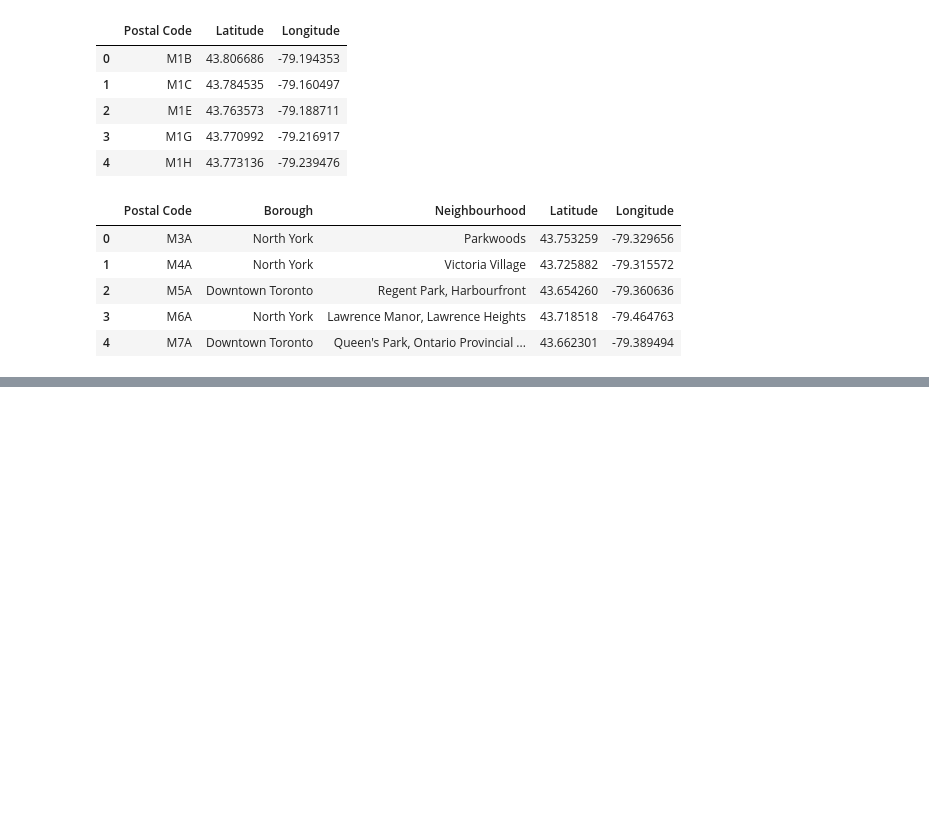
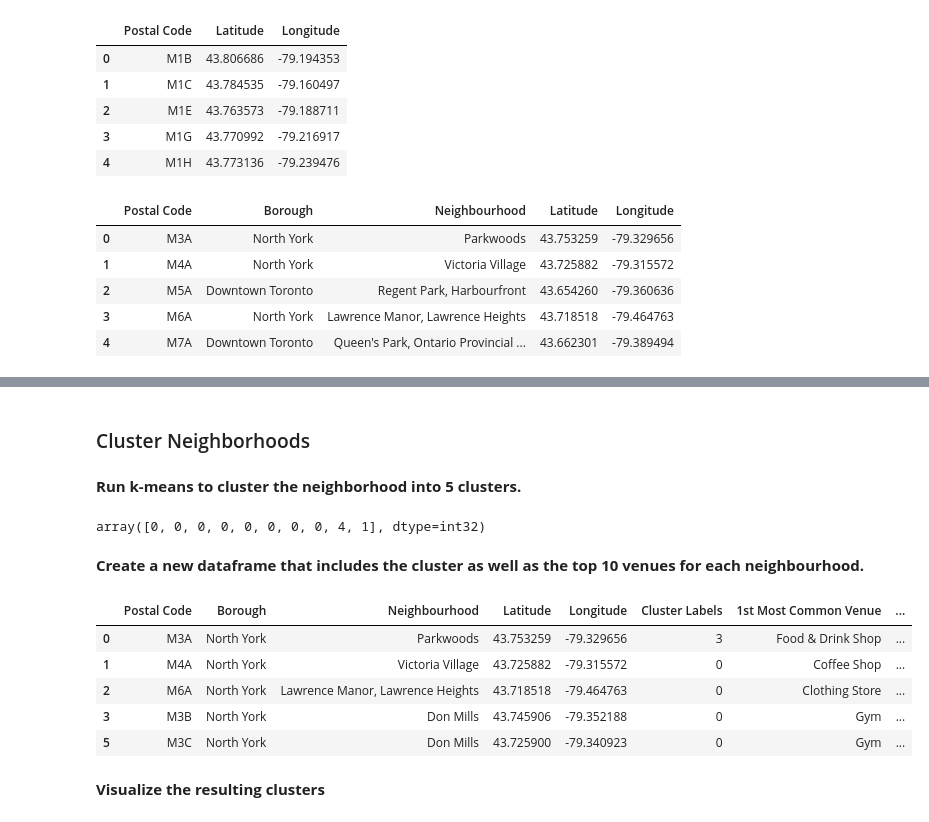
Before and after one commit to tengyu88/Coursera_Capstone, a Jupyter notebook: Coursera_Capstone.ipynb, the cells around one changed output, grey strips where cells are left out. Saved outputs shown, nothing was run; the diff lists cells and outputs as text; code cells hidden in the pictures; blank space fills up the shorter version.

```diff
--- a/Coursera_Capstone.ipynb
+++ b/Coursera_Capstone.ipynb
@@ -121,0 +487,37 @@ df.head()
+# %% [markdown]
+### Cluster Neighborhoods
+# %% [markdown]
+__Run k-means to cluster the neighborhood into 5 clusters.__
+# %%
+# set number of clusters
+kclusters = 5
+
+northyork_grouped_clustering = northyork_grouped.drop('Neighbourhood', axis=1)
+
+# run k-means clustering
+kmeans = KMeans(n_clusters=kclusters, random_state=0).fit(northyork_grouped_clustering)
+
+# check cluster labels generated for each row in the dataframe
+kmeans.labels_[0:10]
+# %% [output]
+array([0, 0, 0, 0, 0, 0, 0, 0, 4, 1], dtype=int32)
+# %% [markdown]
+__Create a new dataframe that includes the cluster as well as the top 10 venues for each neighbourhood.__
+# %%
+# add clustering labels
+neighbourhoods_venues_sorted.insert(0, 'Cluster Labels', kmeans.labels_)
+northyork_merged = northyork_data
+
+# merge northyork_grouped with northyork_data to add latitude/longitude for each neighbourhood
+northyork_merged = northyork_merged.join(neighbourhoods_venues_sorted.set_index('Neighbourhood'), on='Neighbourhood', how='inner')
+
+northyork_merged.head() # check the last columns!
+# %% [output]
+|  | Postal Code | Borough | Neighbourhood | Latitude | Longitude | Cluster Labels | 1st Most Common Venue | ... |
+| 0 | M3A | North York | Parkwoods | 43.753259 | -79.329656 | 3 | Food & Drink Shop | ... |
+| 1 | M4A | North York | Victoria Village | 43.725882 | -79.315572 | 0 | Coffee Shop | ... |
+| 2 | M6A | North York | Lawrence Manor, Lawrence Heights | 43.718518 | -79.464763 | 0 | Clothing Store | ... |
+| 3 | M3B | North York | Don Mills | 43.745906 | -79.352188 | 0 | Gym | ... |
+| 5 | M3C | North York | Don Mills | 43.725900 | -79.340923 | 0 | Gym | ... |
+# %% [markdown]
+__Visualize the resulting clusters__
```
Also changed, not shown: parts of 42 cells of this notebook.
